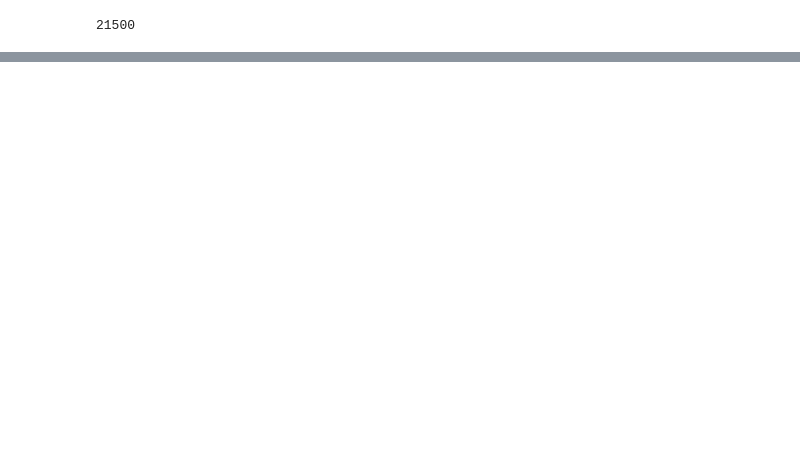
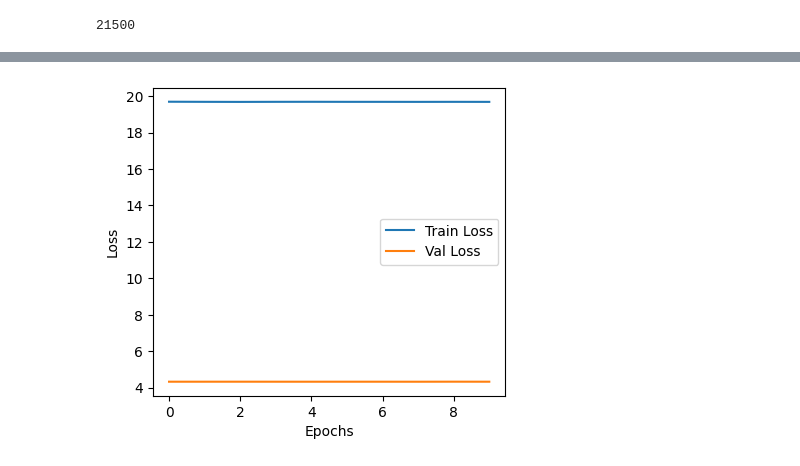
Before and after one commit to lmachlab/GA_classification, a Jupyter notebook: donna_finetune.ipynb, the cells around one changed output, grey strips where cells are left out. Cells and saved outputs as stored; diff of their text form; code cells hidden in the pictures; blank space fills up the shorter version.

```diff
--- a/donna_finetune.ipynb
+++ b/donna_finetune.ipynb
@@ -189,0 +255,14 @@ plt.savefig("val_train_loss_curves.png")
+# %%
+epoch_train_loss = [19.6910, 19.6850, 19.6812, 19.6855, 19.6872, 19.6849, 19.6846, 19.6830, 19.6849, 19.6829]
+epoch_val_loss = [4.3297, 4.3299, 4.3304, 4.3295,4.3291, 4.3298, 4.3297, 4.3287, 4.3312, 4.3295 ]
+plt.figure(figsize=(10, 4))
+plt.subplot(1, 2, 1)
+plt.plot(epoch_train_loss, label='Train Loss')
+plt.plot(epoch_val_loss, label='Val Loss')
+plt.xlabel('Epochs')
+plt.ylabel('Loss')
+plt.legend()
+
+plt.savefig("val_train_loss_curves.png")
+# %% [output]
+[figure, added]
```
Also changed, not shown: parts of 5 cells of this notebook.
